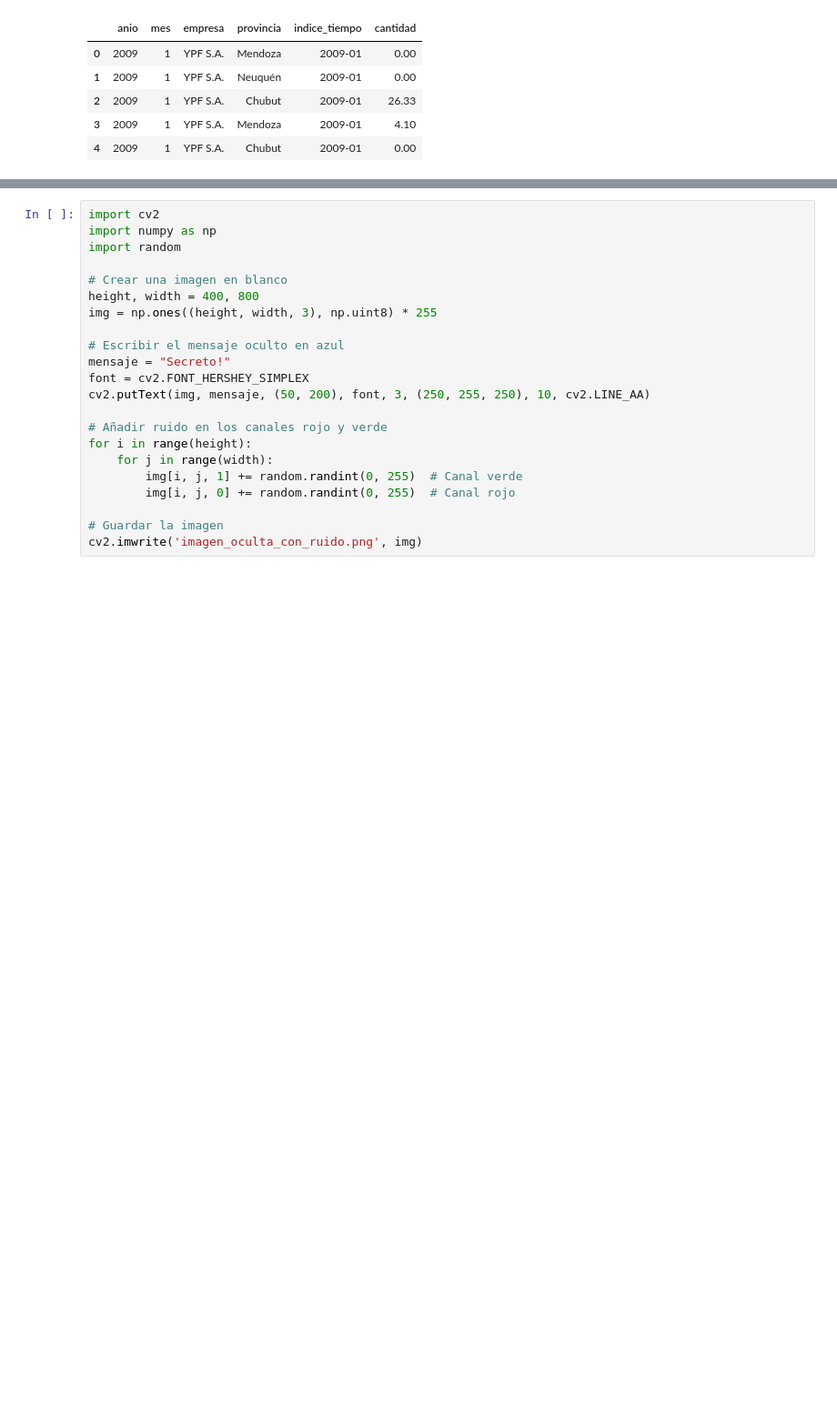
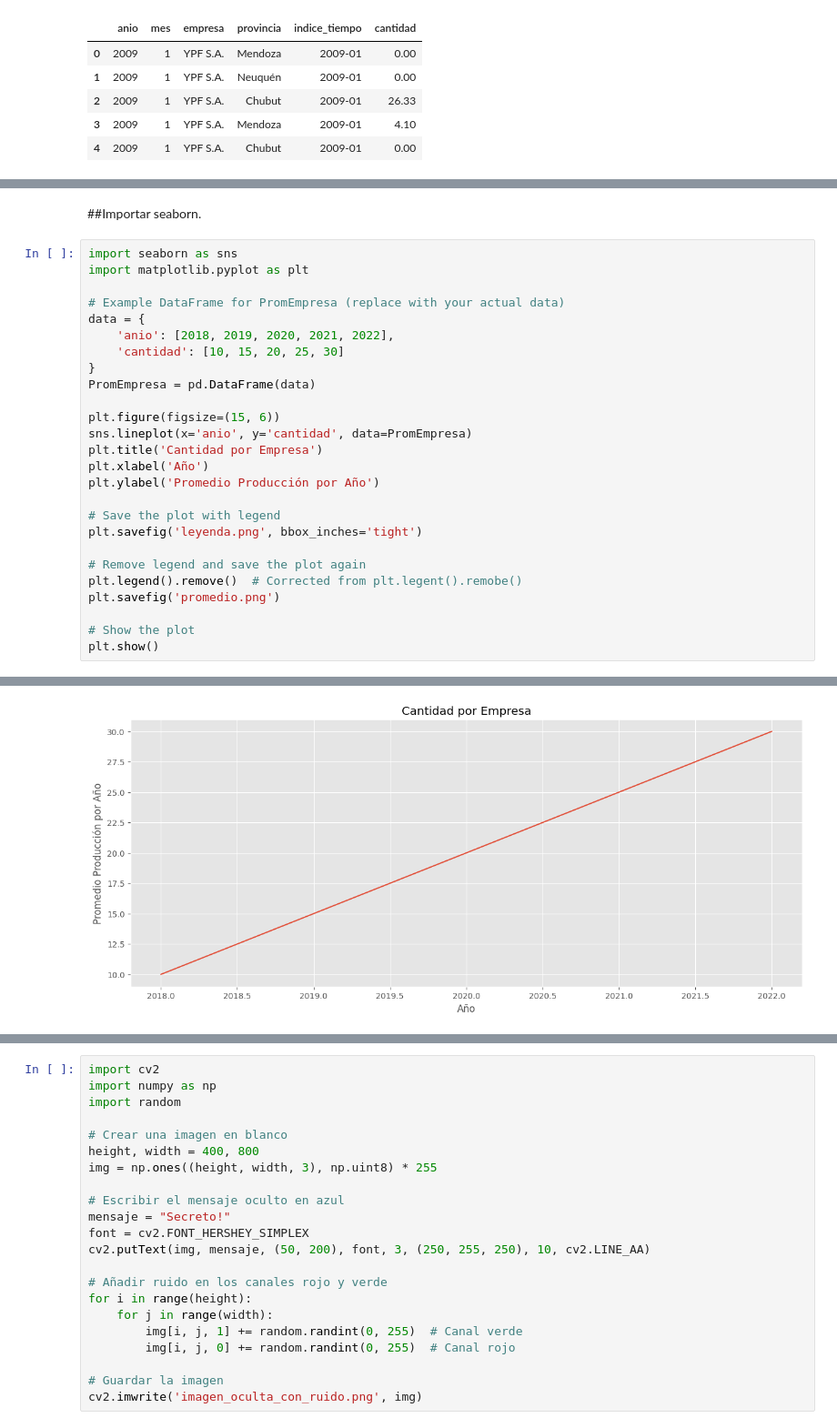
Before and after one commit to Vanessa0ne/Rails, a Jupyter notebook: Estructura_de_Control_phyton.ipynb, the cells around one changed output, grey strips where cells are left out. Shown at 91% size. Saved outputs shown, nothing was run; the diff lists cells and outputs as text; blank space fills up the shorter version.

```diff
--- a/Estructura_de_Control_phyton.ipynb
+++ b/Estructura_de_Control_phyton.ipynb
@@ -566,0 +566,29 @@ plt.plot(PromEmpresa.anio,PromEmpresa.cantidad)
+# %% [markdown]
+##Importar seaborn.
+# %%
+import seaborn as sns
+import matplotlib.pyplot as plt
+
+# Example DataFrame for PromEmpresa (replace with your actual data)
+data = {
+    'anio': [2018, 2019, 2020, 2021, 2022],
+    'cantidad': [10, 15, 20, 25, 30]
+}
+PromEmpresa = pd.DataFrame(data)
+
+plt.figure(figsize=(15, 6))
+sns.lineplot(x='anio', y='cantidad', data=PromEmpresa)
+plt.title('Cantidad por Empresa')
+plt.xlabel('Año')
+plt.ylabel('Promedio Producción por Año')
+
+# Save the plot with legend
+plt.savefig('leyenda.png', bbox_inches='tight')
+
+# Remove legend and save the plot again
+plt.legend().remove()  # Corrected from plt.legent().remobe()
+plt.savefig('promedio.png')
+
+# Show the plot
+plt.show()
+# %% [output]
@@ -566,0 +596 @@ plt.plot(PromEmpresa.anio,PromEmpresa.cantidad)
+[figure, added]
```
Also changed, not shown: parts of 13 cells of this notebook.
